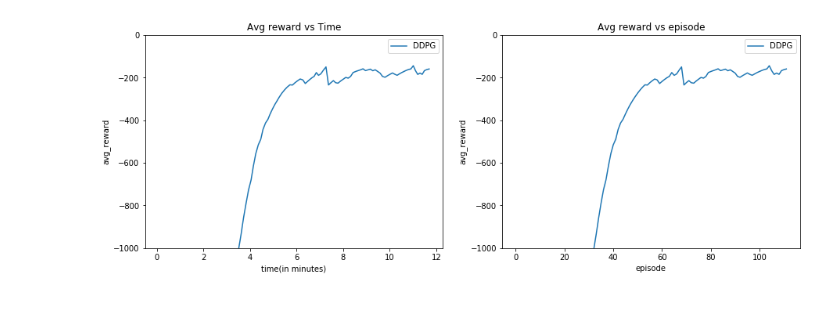
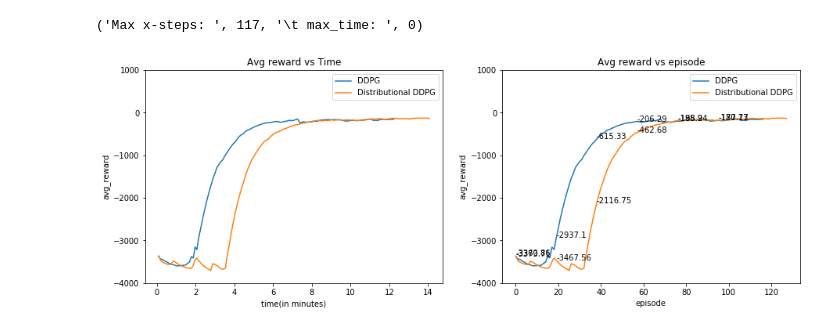
Before and after one commit to ajgupta93/d4pg-pytorch, a Jupyter notebook: plotUtil.ipynb, the cells around one changed output. Saved outputs shown, nothing was run; the diff lists cells and outputs as text; code cells hidden in the pictures.

Commit message:
Update codes to plot multiple agent rewards in single plot

```diff
--- a/plotUtil.ipynb
+++ b/plotUtil.ipynb
@@ -58,7 +101,9 @@ plot_logs(train_logs, y_min = -1000, y_max = 0)
-# %%
-filepath = '/home/aditya/ADITYA/Project/d3pg-pytorch/train_logs_Pendulum-v0_latest.pkl'
-with open(filepath, 'rb') as fHandle:
-    train_logs = pickle.load(fHandle)
-plot_logs(train_logs, y_min = -1000, y_max = 0)
-# %% [output]
-[figure, removed]
+# %%
+dist_ddpg_path = 'train_Pendulum-v0_logs_latest_DistDDPG.pkl'
+ddpg_path      = '/home/aditya/ADITYA/Project/d3pg-pytorch/train_logs_Pendulum-v0_latest_DDPG.pkl'
+
+Logger.configure_plot_parameters(y_min = -4000, y_max = 1000 , highlight = True)
+Logger.plot_logs_from_filepath(ddpg_path, dist_ddpg_path)
+# %% [output]
+('Max x-steps: ', 117, '\t max_time: ', 0)
+[figure, added]
```
Also changed, not shown: parts of 4 cells of this notebook.
